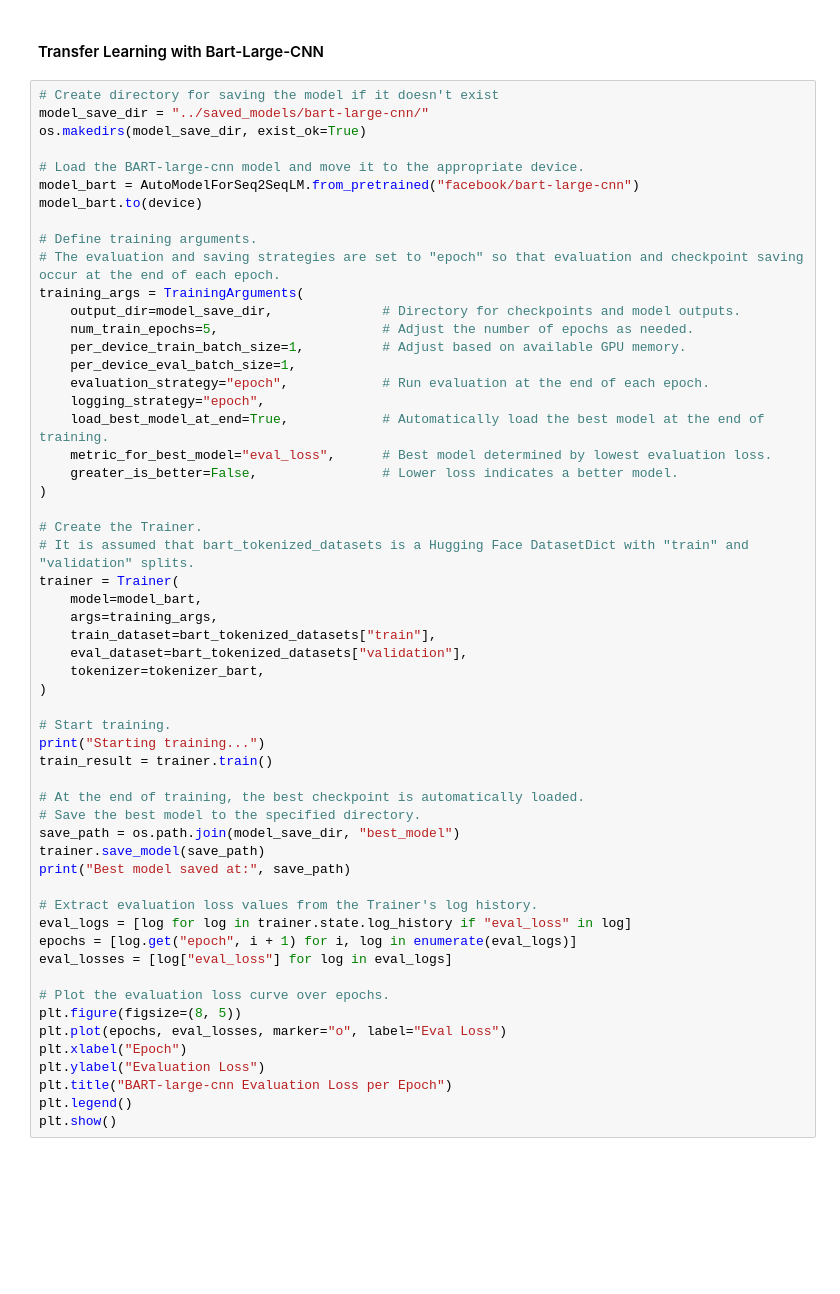
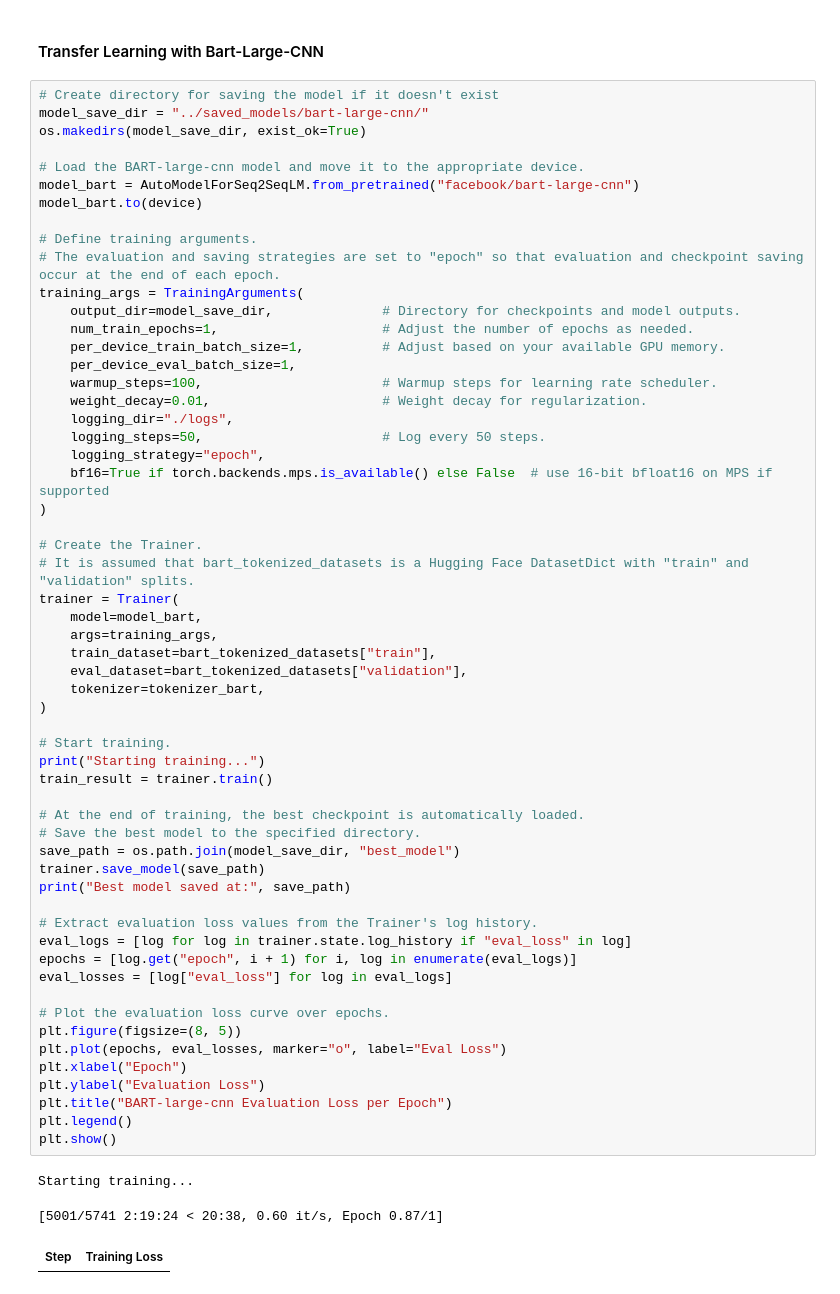
Before and after one commit to BikinGhimire/AITextSummarizer, a Jupyter notebook: Notebooks/Main.ipynb, the cells around one changed output. Saved outputs shown, nothing was run; the diff lists cells and outputs as text; blank space fills up the shorter version.

```diff
--- a/Notebooks/Main.ipynb
+++ b/Notebooks/Main.ipynb
@@ -735,14 +747,15 @@ model_bart.to(device)
 # The evaluation and saving strategies are set to "epoch" so that evaluation and checkpoint saving occur at the end of each epoch.
 training_args = TrainingArguments(
     output_dir=model_save_dir,              # Directory for checkpoints and model outputs.
-    num_train_epochs=5,                     # Adjust the number of epochs as needed.
-    per_device_train_batch_size=1,          # Adjust based on available GPU memory.
+    num_train_epochs=1,                     # Adjust the number of epochs as needed.
+    per_device_train_batch_size=1,          # Adjust based on your available GPU memory.
     per_device_eval_batch_size=1,
-    evaluation_strategy="epoch",            # Run evaluation at the end of each epoch.
+    warmup_steps=100,                       # Warmup steps for learning rate scheduler.
+    weight_decay=0.01,                      # Weight decay for regularization.
+    logging_dir="./logs",
+    logging_steps=50,                       # Log every 50 steps.
     logging_strategy="epoch",
-    load_best_model_at_end=True,            # Automatically load the best model at the end of training.
-    metric_for_best_model="eval_loss",      # Best model determined by lowest evaluation loss.
-    greater_is_better=False,                # Lower loss indicates a better model.
+    bf16=True if torch.backends.mps.is_available() else False  # use 16-bit bfloat16 on MPS if supported
 )
 
 # Create the Trainer.
@@ -751,30 +764,34 @@ trainer = Trainer(
     model=model_bart,
     args=training_args,
     train_dataset=bart_tokenized_datasets["train"],
     eval_dataset=bart_tokenized_datasets["validation"],
     tokenizer=tokenizer_bart,
 )
 
 # Start training.
 print("Starting training...")
 train_result = trainer.train()
 
 # At the end of training, the best checkpoint is automatically loaded.
 # Save the best model to the specified directory.
 save_path = os.path.join(model_save_dir, "best_model")
 trainer.save_model(save_path)
 print("Best model saved at:", save_path)
 
 # Extract evaluation loss values from the Trainer's log history.
 eval_logs = [log for log in trainer.state.log_history if "eval_loss" in log]
 epochs = [log.get("epoch", i + 1) for i, log in enumerate(eval_logs)]
 eval_losses = [log["eval_loss"] for log in eval_logs]
 
 # Plot the evaluation loss curve over epochs.
 plt.figure(figsize=(8, 5))
 plt.plot(epochs, eval_losses, marker="o", label="Eval Loss")
 plt.xlabel("Epoch")
 plt.ylabel("Evaluation Loss")
 plt.title("BART-large-cnn Evaluation Loss per Epoch")
 plt.legend()
 plt.show()
+# %% [output]
+Starting training...
+[5001/5741 2:19:24 < 20:38, 0.60 it/s, Epoch 0.87/1]
+| Step | Training Loss |
```
Also changed, not shown: parts of 16 cells of this notebook, 2 other files.
